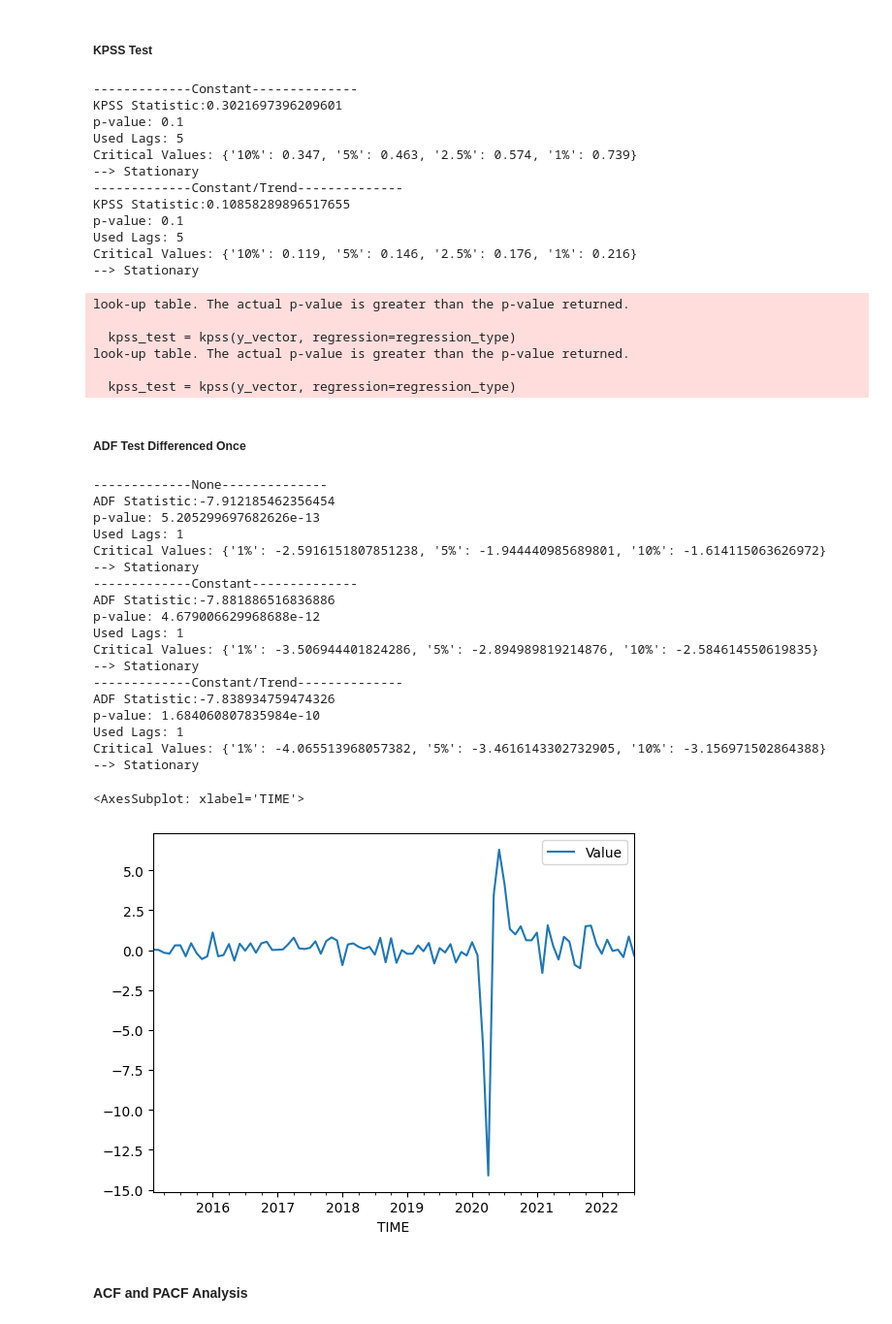
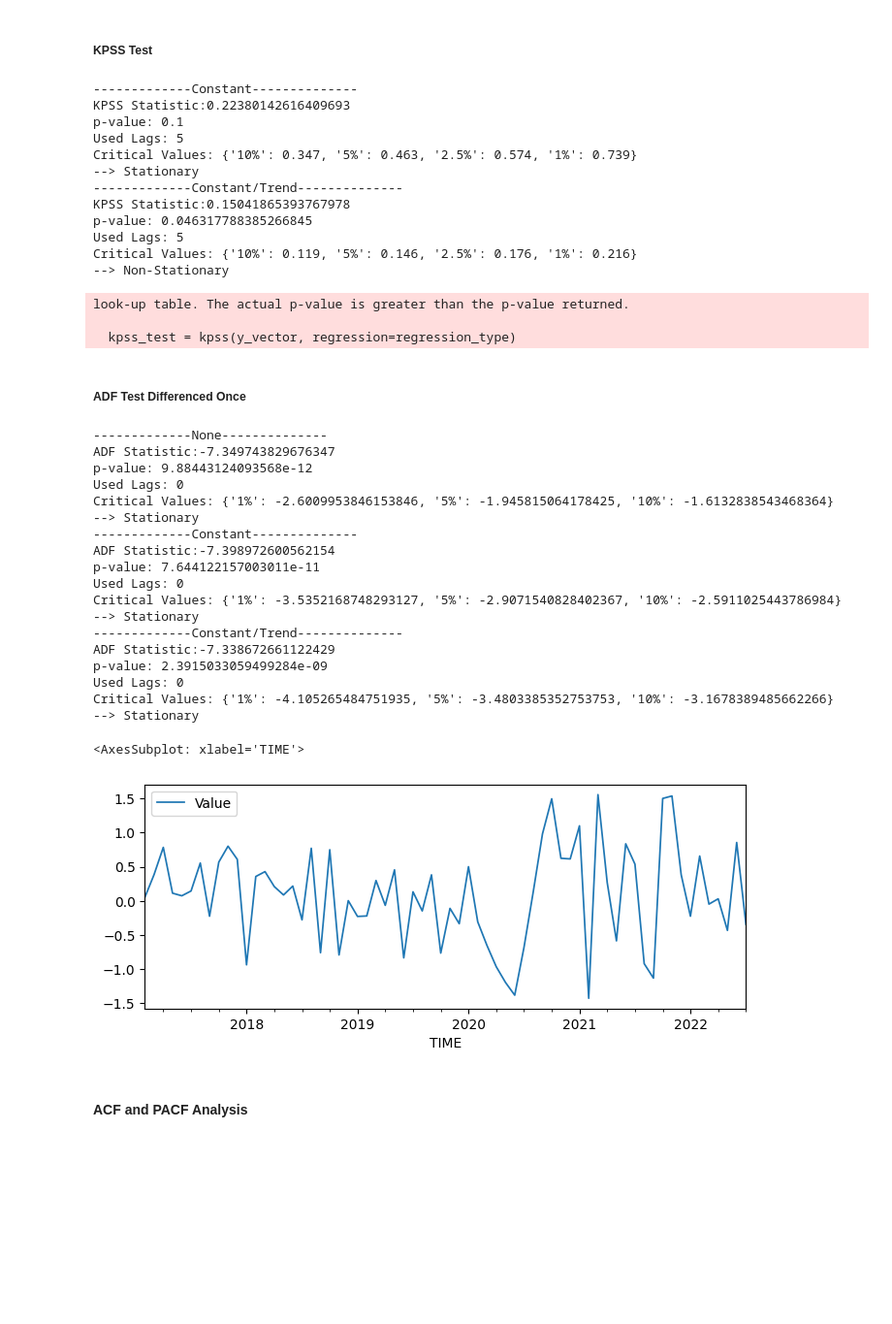
Before and after one commit to ViniNazato/PredictingIndustrialProduction, a Jupyter notebook: Main.ipynb, the cells around one changed output. Shown at 97% size. Drawn from its saved outputs; the diff is of its cells as text; code cells hidden in the pictures; blank space fills up the shorter version.

```diff
--- a/Main.ipynb
+++ b/Main.ipynb
@@ -35,0 +36,3 @@ plt.legend()
+# %%
+insample = pd.read_excel(r'OECDInterpolated.xlsx', index_col=0)
+insample.index = pd.to_datetime(insample.index)
@@ -70,51 +78,48 @@ from utils import kpss_test
 kpss_test(insample)
 # %% [output]
 -------------Constant--------------
-KPSS Statistic:0.3021697396209601
+KPSS Statistic:0.22380142616409693
 p-value: 0.1
 Used Lags: 5
 Critical Values: {'10%': 0.347, '5%': 0.463, '2.5%': 0.574, '1%': 0.739}
 --> Stationary
 -------------Constant/Trend--------------
-KPSS Statistic:0.10858289896517655
-p-value: 0.1
+KPSS Statistic:0.15041865393767978
+p-value: 0.046317788385266845
 Used Lags: 5
 Critical Values: {'10%': 0.119, '5%': 0.146, '2.5%': 0.176, '1%': 0.216}
---> Stationary
+--> Non-Stationary
 look-up table. The actual p-value is greater than the p-value returned.
 
   kpss_test = kpss(y_vector, regression=regression_type)
-look-up table. The actual p-value is greater than the p-value returned.
-
-  kpss_test = kpss(y_vector, regression=regression_type)
 # %% [markdown]
 ##### ADF Test Differenced Once
 # %%
 adf_test(insample.diff()[1:])
 # %% [output]
 -------------None--------------
-ADF Statistic:-7.912185462356454
-p-value: 5.205299697682626e-13
-Used Lags: 1
-Critical Values: {'1%': -2.5916151807851238, '5%': -1.944440985689801, '10%': -1.614115063626972}
+ADF Statistic:-7.349743829676347
+p-value: 9.88443124093568e-12
+Used Lags: 0
+Critical Values: {'1%': -2.6009953846153846, '5%': -1.945815064178425, '10%': -1.6132838543468364}
 --> Stationary
 -------------Constant--------------
-ADF Statistic:-7.881886516836886
-p-value: 4.679006629968688e-12
-Used Lags: 1
-Critical Values: {'1%': -3.506944401824286, '5%': -2.894989819214876, '10%': -2.584614550619835}
+ADF Statistic:-7.398972600562154
+p-value: 7.644122157003011e-11
+Used Lags: 0
+Critical Values: {'1%': -3.5352168748293127, '5%': -2.9071540828402367, '10%': -2.5911025443786984}
 --> Stationary
 -------------Constant/Trend--------------
-ADF Statistic:-7.838934759474326
-p-value: 1.684060807835984e-10
-Used Lags: 1
-Critical Values: {'1%': -4.065513968057382, '5%': -3.4616143302732905, '10%': -3.156971502864388}
+ADF Statistic:-7.338672661122429
+p-value: 2.3915033059499284e-09
+Used Lags: 0
+Critical Values: {'1%': -4.105265484751935, '5%': -3.4803385352753753, '10%': -3.1678389485662266}
 --> Stationary
 # %%
-insample.diff()[1:].plot()
+insample.diff()[1:].plot(linewidth=1.25, figsize=(8,3))
 # %% [output]
 <AxesSubplot: xlabel='TIME'>
-[figure, old version]
+[figure, new version]
 # %% [markdown]
 #### ACF and PACF Analysis
 # %%
```
Also changed, not shown: parts of 23 cells of this notebook, 8 other files.
